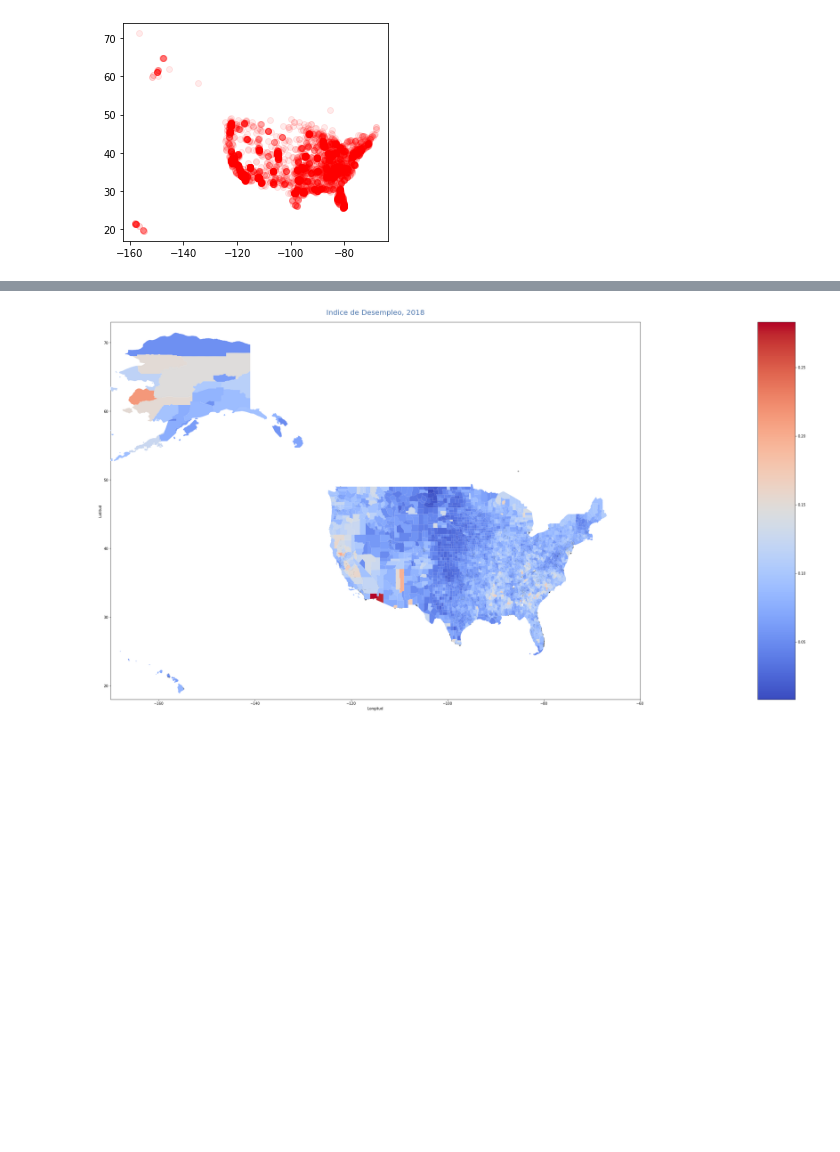
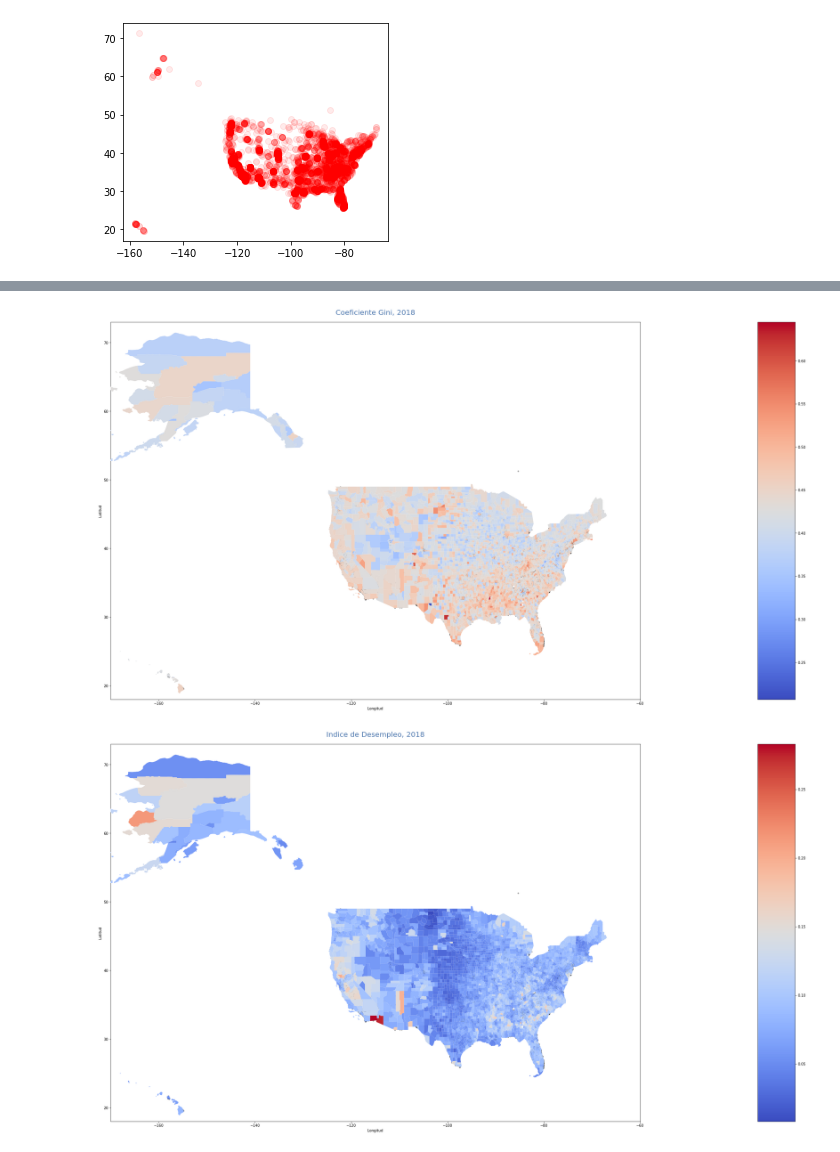
Before and after one commit to dafon1986/Elecciones, a Jupyter notebook: Muertes_Policiales_v1.ipynb, the cells around one changed output, grey strips where cells are left out. Saved outputs shown, nothing was run; the diff lists cells and outputs as text; code cells hidden in the pictures; blank space fills up the shorter version.

```diff
--- a/Muertes_Policiales_v1.ipynb
+++ b/Muertes_Policiales_v1.ipynb
@@ -115,3 +124,22 @@ Index(['unemployment', 'other08', 'median_age', 'dem12', 'other08_frac',
+# %%
+fig, ax = plt.subplots(1, 1, figsize=(40, 40))
+ax.axis([-170, -60, 18, 73])
+ax.set_title('Coeficiente Gini, 2018',
+             pad = 20,
+             fontdict={'fontsize':20, 'color': '#4873ab'})
+ax.set_xlabel('Longitud')
+ax.set_ylabel('Latitud')
+from mpl_toolkits.axes_grid1 import make_axes_locatable
+divider = make_axes_locatable(ax)
+cax = divider.append_axes("right", size="5%", pad=0.2)
+
+Mapa_Muertes=geomap.plot(column='gini_coefficient', cmap='coolwarm', ax=ax,
+              legend=True, cax=cax, zorder=5)
+df1.plot(ax=Mapa_Muertes, marker="o",color='black',markersize=10, alpha = 0.3)
+
+plt.show();
+# %% [output]
+[figure, added]
 # %%
 fig, ax = plt.subplots(1, 1, figsize=(40, 40))
 ax.axis([-170, -60, 18, 73])
```
Also changed, not shown: parts of 4 cells of this notebook.
